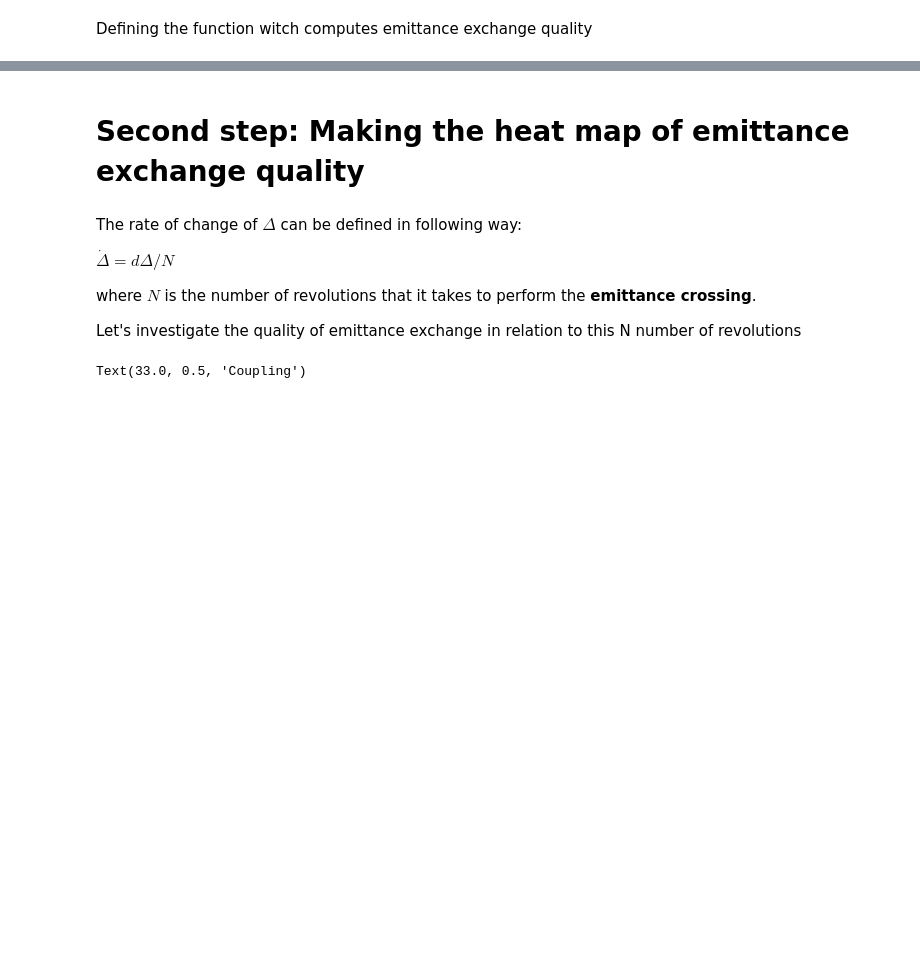
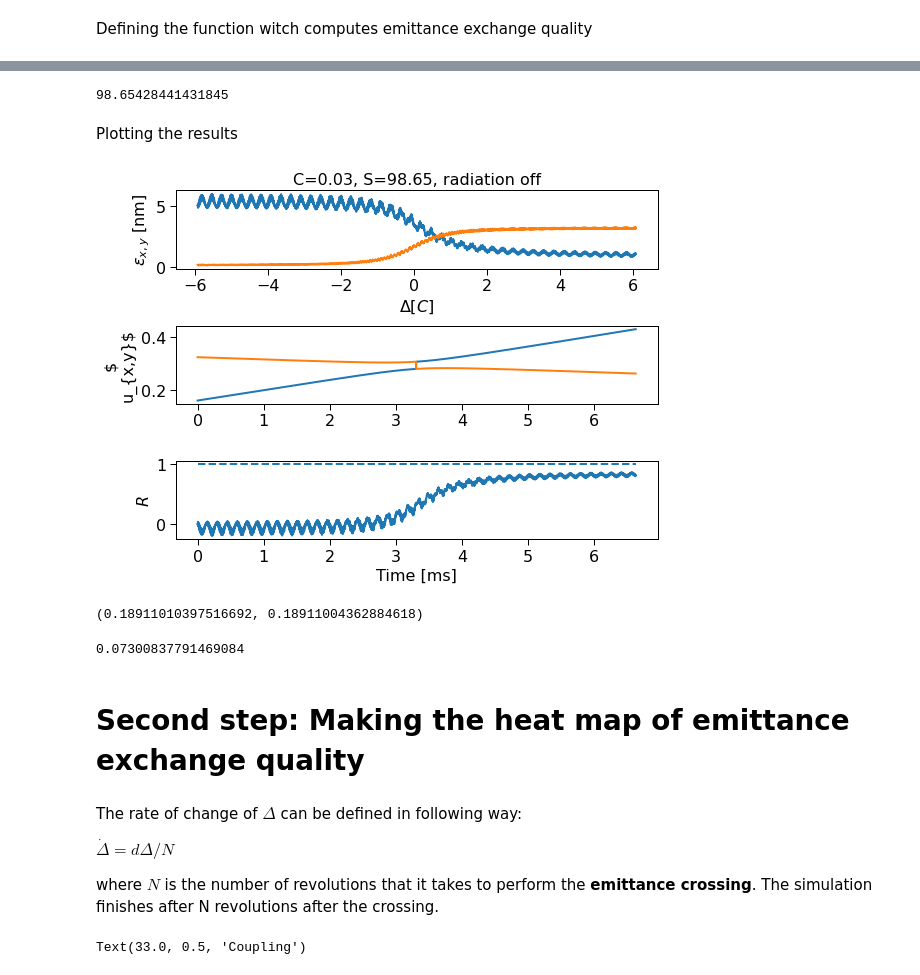
Before and after one commit to lnls-fac/apsuite, a Jupyter notebook: apsuite/emittance_exchange/emittance_exchange_simulation/emittance_crossing.ipynb, the cells around one changed output, grey strips where cells are left out. Drawn from its saved outputs; the diff is of its cells as text; code cells hidden in the pictures; blank space fills up the shorter version.

```diff
--- a/apsuite/emittance_exchange/emittance_exchange_simulation/emittance_crossing.ipynb
+++ b/apsuite/emittance_exchange/emittance_exchange_simulation/emittance_crossing.ipynb
@@ -138,0 +238,15 @@ Text(0.5, 0, '$\\Delta [C]$')
+# %%
+# Creating the bunch
+eqparams = pa.optics.EqParamsFromBeamEnvelope(bo)
+emit1, emit2 = eqparams.emit1, np.abs(eqparams.emit2)
+sigmae, sigmal = eqparams.espread0, eqparams.bunlen
+# #redistributing emittances
+# emit = emit1 + emit2
+# emit1, emit2 =  0.8*emit, 0.2*emit
+
+bunch = pa.tracking.generate_bunch(n_part=1000, emit1=emit1,
+                                                  emit2=emit2,
+                                                  optics=ed_teng[0],
+                                                  sigmae=sigmae, sigmas=sigmal)
+co = pa.tracking.find_orbit6(accelerator=bo, indices=[0])
+bunch += co
@@ -139,3 +318,49 @@ Text(0.5, 0, '$\\Delta [C]$')
+# %%
+T_r = 1.657 * 1e-3 #  Revolution period [ms]
+S = np.abs(tune1_list[0] - tune2_list[0])/(2000 * T_r*0.02**2)
+print(S)
+# %% [output]
+98.65428441431845
+# %% [markdown]
+Plotting the results
+# %%
+plt.style.use(['notebook', 'no-latex'])
+deltae = tune1_list - tune2_list
+C = np.min(np.abs(deltae)) # True coupling coefficent
+delta = np.sign(deltae)*np.sqrt(deltae**2 - C**2)
+R = calc_R(emit1_list[0], emit2_list[0], emit1_list)
+
+fig,ax = plt.subplots(3,1, sharex=False)
+
+N = np.arange(len(delta))
+t = N * T_r
+
+ax[0].plot(delta/C, emit1_list*1e9)
+ax[0].plot(delta/C, emit2_list*1e9)
+ax[0].set_ylabel("$\epsilon_{x,y}$ [nm]")
+ax[0].set_xlabel('$\Delta [C]$')
+ax[0].set_title('C={:.2f}, S={:.2f}, radiation off'.format(C, S))
+
+ax[1].plot(t, tune1_list)
+ax[1].plot(t, tune2_list)
+ax[1].set_ylabel("$\nu_{x,y}$")
+
+ax[2].plot(t, R)
+ax[2].set_ylabel('$R$')
+ax[2].set_xlabel("Time [ms]")
+ax[2].hlines(1, np.min(t), np.max(t), linestyle='--')
+
+plt.tight_layout()
+# %% [output]
+[figure, added]
+# %%
+KL_list[4000], KL_crossing
+# %% [output]
+(0.18911010397516692, 0.18911004362884618)
+# %%
+C
+# %% [output]
+0.07300837791469084
 # %% [markdown]
 # Second step: Making the heat map of emittance exchange quality
 # %% [markdown]
@@ -143,9 +368,7 @@ The rate of change of $\Delta$ can be defined in following way:
 
 $\dot{\Delta} = d\Delta/N$
 
-where $N$ is the number of revolutions that it takes to perform the **emittance crossing**.
-
-Let's investigate the quality of emittance exchange in relation to this N number of revolutions
+where $N$ is the number of revolutions that it takes to perform the **emittance crossing**. The simulation finishes after N revolutions after the crossing.
 # %%
 KsL_list = np.linspace(0, -0.02, num=10)
 N_list = np.logspace(1, 3.5, num=10)
```
Also changed, not shown: parts of 33 cells of this notebook, 1 other file.
